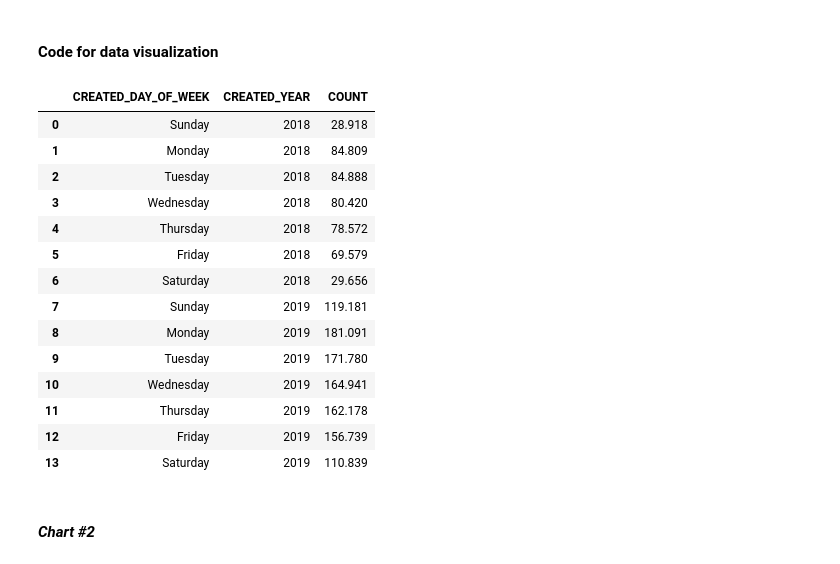
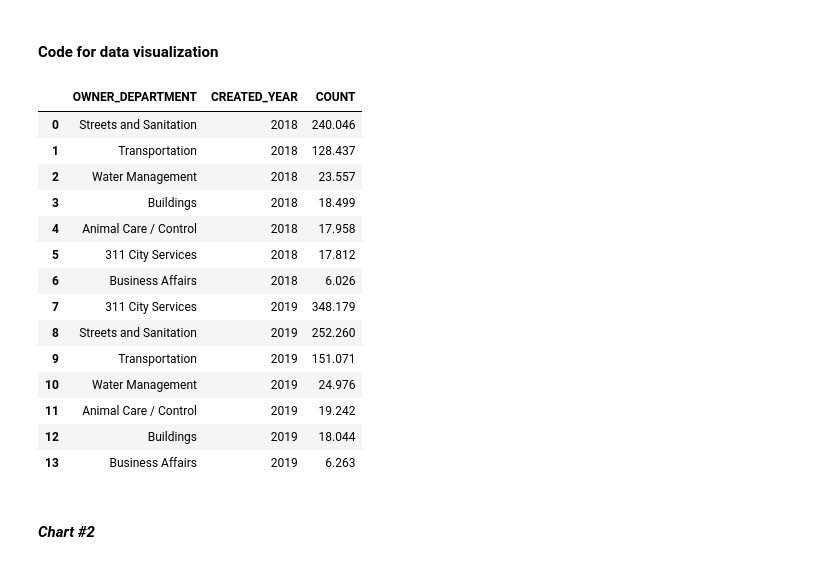
Before and after one commit to siyoungbyun/311-requests-dataviz, a Jupyter notebook: 311_service_requests_portfolio.ipynb, the cells around one changed output. Cells and saved outputs as stored; diff of their text form; code cells hidden in the pictures.

```diff
--- a/311_service_requests_portfolio.ipynb
+++ b/311_service_requests_portfolio.ipynb
@@ -261,24 +261,24 @@ These two charts show that there were consistently __more 311 service requests i
 #### Code for data visualization
 # %%
 top_10_filename = "./data/top_10_dept.csv"
-top_10_type = pd.read_csv(day_filename)
+top_10_type = pd.read_csv(top_10_filename)
 top_10_type
 # %% [output]
-|  | CREATED_DAY_OF_WEEK | CREATED_YEAR | COUNT |
-| 0 | Sunday | 2018 | 28.918 |
-| 1 | Monday | 2018 | 84.809 |
-| 2 | Tuesday | 2018 | 84.888 |
-| 3 | Wednesday | 2018 | 80.420 |
-| 4 | Thursday | 2018 | 78.572 |
-| 5 | Friday | 2018 | 69.579 |
-| 6 | Saturday | 2018 | 29.656 |
-| 7 | Sunday | 2019 | 119.181 |
-| 8 | Monday | 2019 | 181.091 |
-| 9 | Tuesday | 2019 | 171.780 |
-| 10 | Wednesday | 2019 | 164.941 |
-| 11 | Thursday | 2019 | 162.178 |
-| 12 | Friday | 2019 | 156.739 |
-| 13 | Saturday | 2019 | 110.839 |
+|  | OWNER_DEPARTMENT | CREATED_YEAR | COUNT |
+| 0 | Streets and Sanitation | 2018 | 240.046 |
+| 1 | Transportation | 2018 | 128.437 |
+| 2 | Water Management | 2018 | 23.557 |
+| 3 | Buildings | 2018 | 18.499 |
+| 4 | Animal Care / Control | 2018 | 17.958 |
+| 5 | 311 City Services | 2018 | 17.812 |
+| 6 | Business Affairs | 2018 | 6.026 |
+| 7 | 311 City Services | 2019 | 348.179 |
+| 8 | Streets and Sanitation | 2019 | 252.260 |
+| 9 | Transportation | 2019 | 151.071 |
+| 10 | Water Management | 2019 | 24.976 |
+| 11 | Animal Care / Control | 2019 | 19.242 |
+| 12 | Buildings | 2019 | 18.044 |
+| 13 | Business Affairs | 2019 | 6.263 |
 # %%
 dept_count_chart = alt.Chart(top_10_type).mark_bar(opacity=0.7, size=45).encode(
     x=alt.X(
```
Also changed, not shown: 4 other files.
